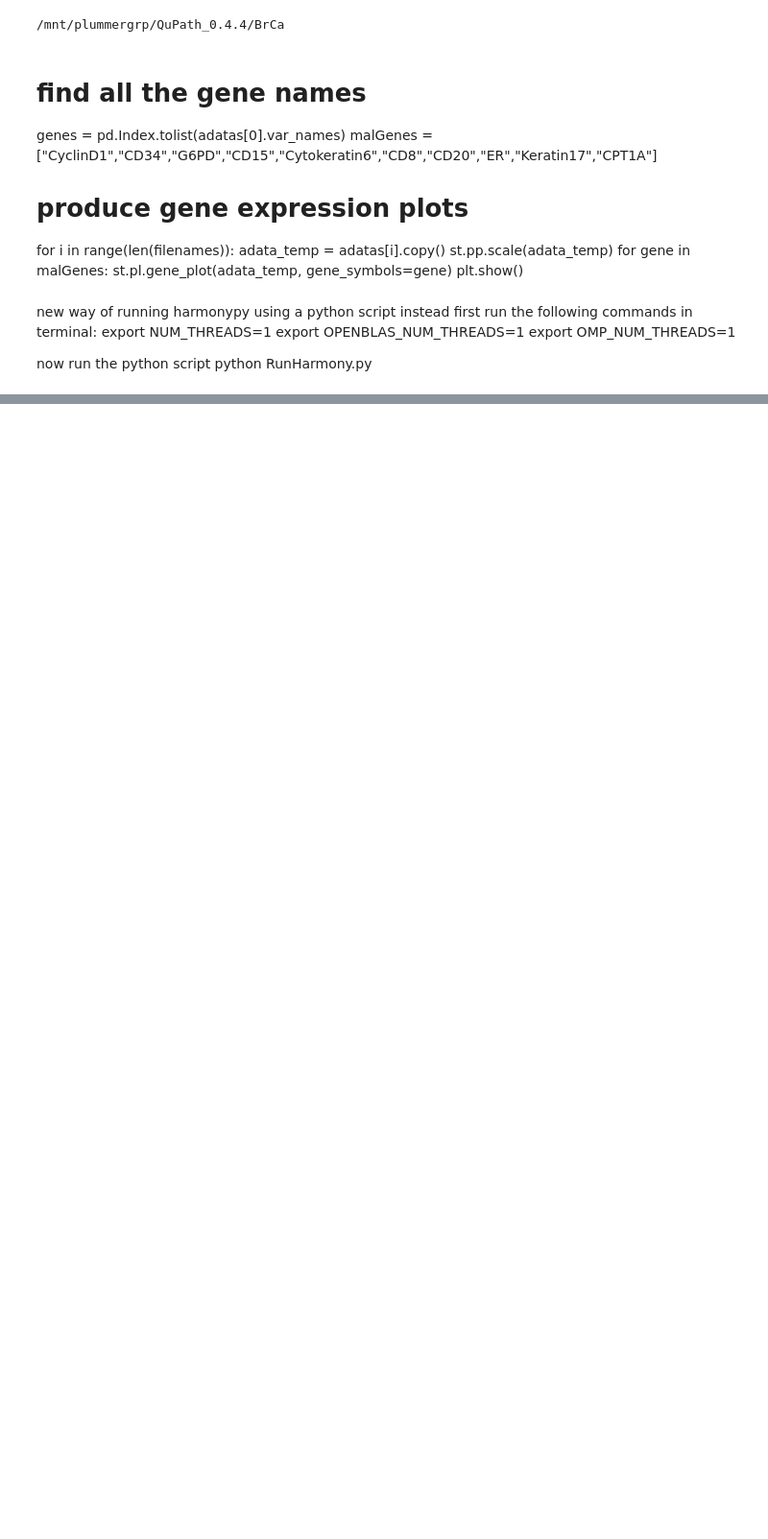
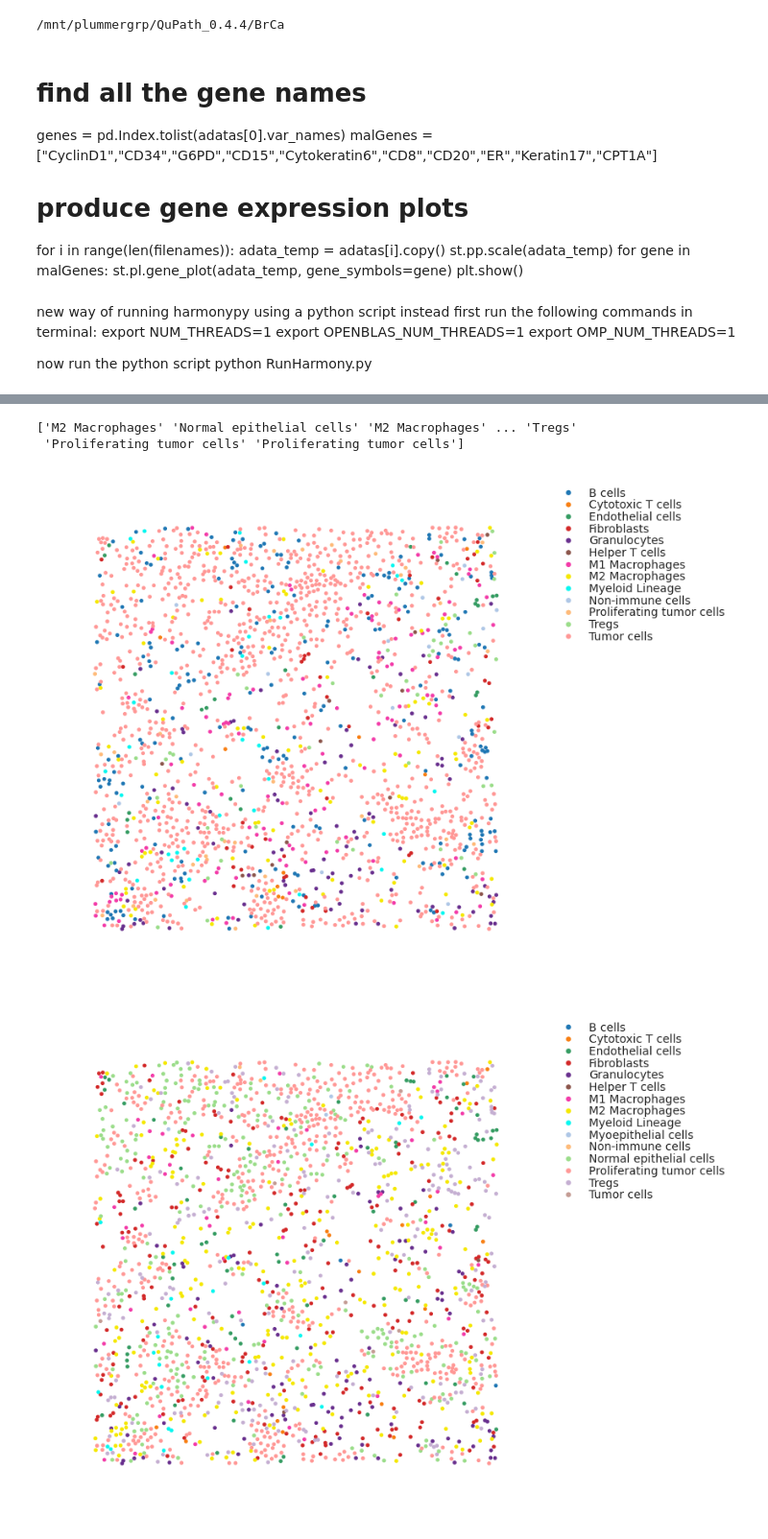
Before and after one commit to Center-for-Spatial-OMICs/PhenocyclerDownstream, a Jupyter notebook: BrCa/BrCa_Analysis_rsc.ipynb, the cells around one changed output, grey strips where cells are left out. Shown at 96% size. Saved outputs shown, nothing was run; the diff lists cells and outputs as text; code cells hidden in the pictures; blank space fills up the shorter version.

Commit message:
added a custom cell phenotyping method

```diff
--- a/BrCa/BrCa_Analysis_rsc.ipynb
+++ b/BrCa/BrCa_Analysis_rsc.ipynb
@@ -650,0 +635,34 @@ print(temp_scaled.X)
+# %%
+# score the cell types using the difference between the standard deviation and the expression level
+
+cell_phenotypes = []
+factor = 3
+
+for i in range(len(df_cell_genes)):
+    single_use_phenotypes = pd.DataFrame(0, index=groups_tot, columns=['score'])
+    for group in groups_tot:
+        score = 0
+        j = 0
+        for gene in genes_tot:
+            if (type(phenoDF.at[group, gene]) == np.float64 or type(phenoDF.at[group, gene]) == float) and pd.isna(phenoDF.at[group, gene]):
+                diff = abs(exp_mat[i, j]) - abs(mystd[gene])
+                if abs(exp_mat[i, j]) <= mystd[gene]:
+                    score = score + (diff**factor)
+                else:
+                    score = score - diff
+            elif isinstance(phenoDF.at[group, gene], str) and 'pos' in phenoDF.at[group, gene]:
+                diff = abs(exp_mat[i, j] - mystd[gene])
+                if exp_mat[i, j] > mystd[gene]:
+                    score = score + (diff**factor)
+                else:
+                    score = score - (diff**(factor/3))
+            elif isinstance(phenoDF.at[group, gene], str) and 'neg' in phenoDF.at[group, gene]:
+                diff = abs(exp_mat[i, j]) + (mystd[gene])
+                if exp_mat[i, j] < -mystd[gene]:
+                    score = score + (diff**factor)
+                else:
+                    score = score - (diff**(factor/3))
+            j = j + 1
+        single_use_phenotypes.at[group, 'score'] = score
+    cell_phenotypes.append(str(single_use_phenotypes.sort_values(ascending=False, by='score').index[0]))
+print(cell_phenotypes)
@@ -650,0 +671,11 @@ print(temp_scaled.X)
+# %%
+st.pl.cluster_plot(temp_scaled,use_label="phenotype", show_cluster_labels=False, size=12, figsize=(8, 8))
+cell_phenotypes = pd.Series(cell_phenotypes)
+temp_scaled.obs['custom_pheno'] = cell_phenotypes.to_numpy()
+temp_scaled.obs['custom_pheno'] = temp_scaled.obs['custom_pheno'].astype('category')
+st.pl.cluster_plot(temp_scaled,use_label="custom_pheno", show_cluster_labels=False, size=12, figsize=(8, 8))
+# %% [output]
+['M2 Macrophages' 'Normal epithelial cells' 'M2 Macrophages' ... 'Tregs'
+ 'Proliferating tumor cells' 'Proliferating tumor cells']
+[figure, added]
+[figure, added]
```
Also changed, not shown: parts of 9 cells of this notebook.
